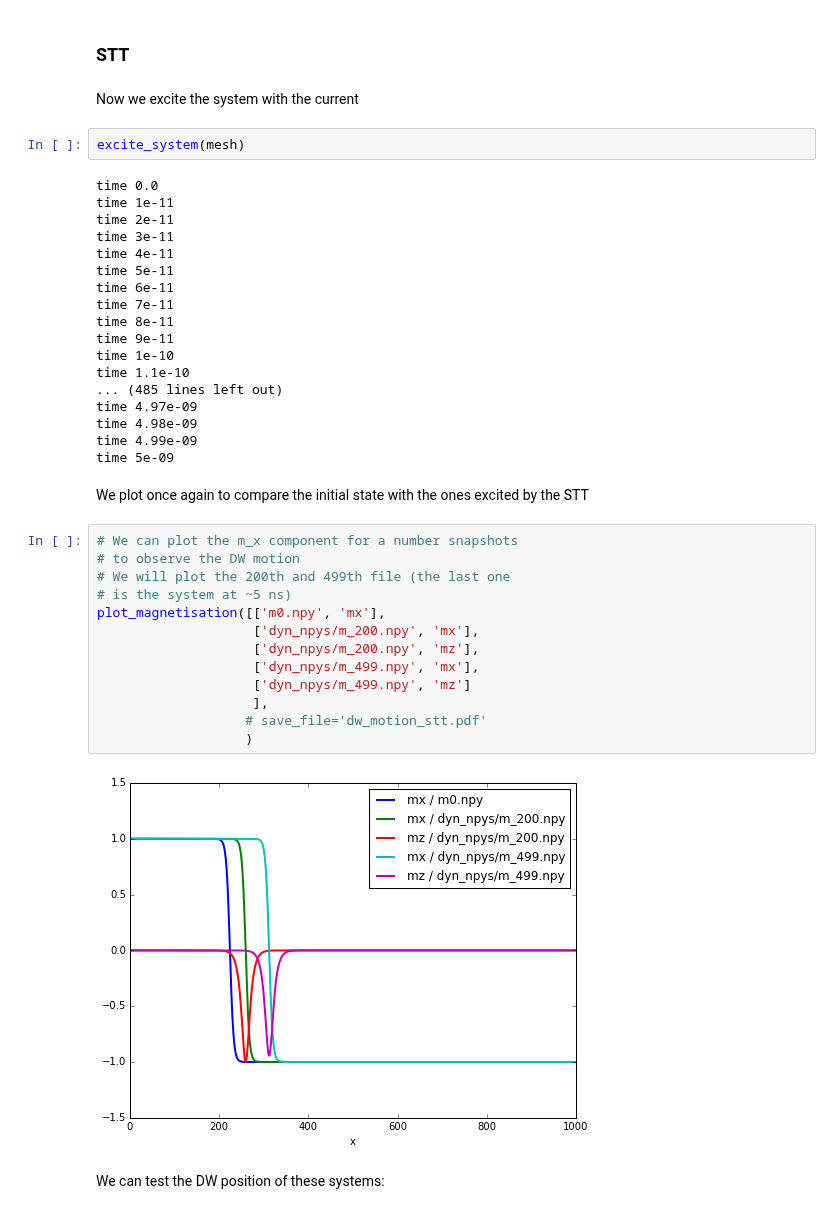
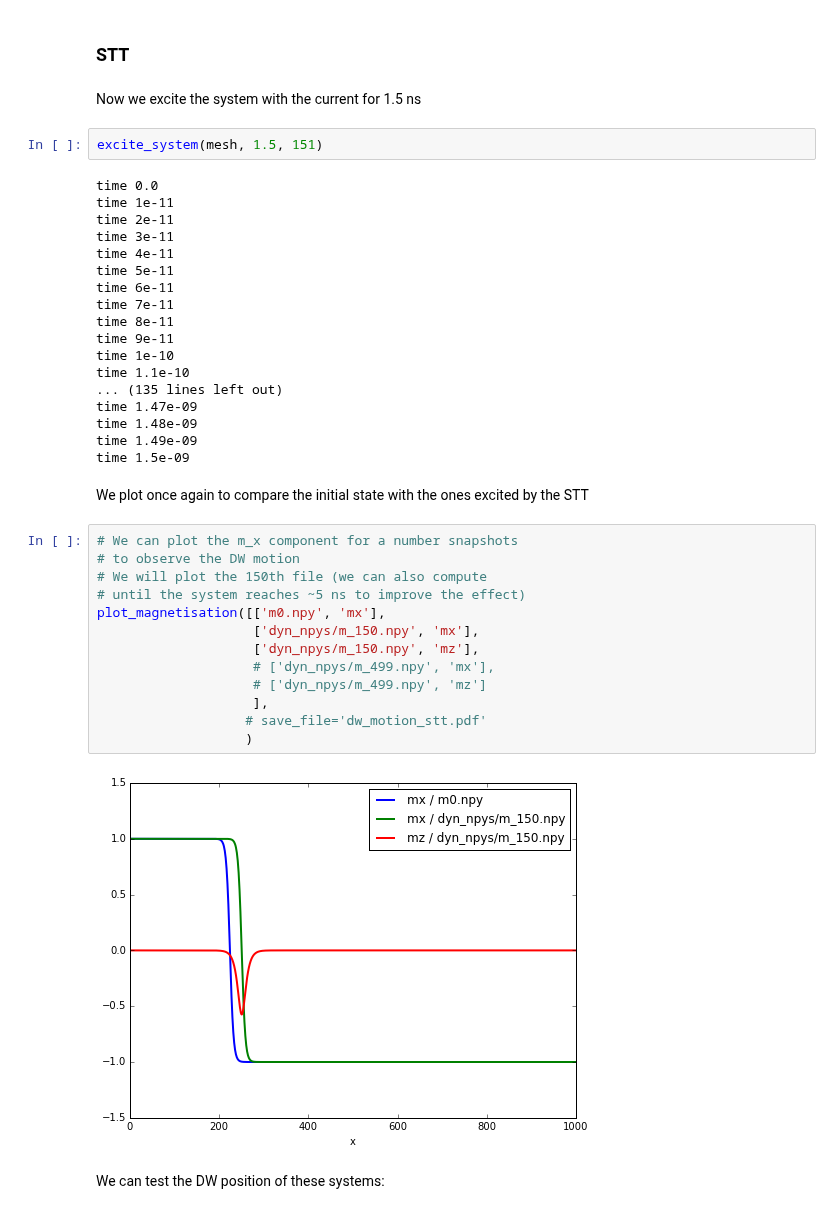
Before and after one commit to computationalmodelling/fidimag, a Jupyter notebook: doc/ipynb/STT_DW_motion.ipynb, the cells around one changed output. Drawn from its saved outputs; the diff is of its cells as text.

Commit message:
Updated notebook to make it compute for less time (make it faster)

```diff
--- a/doc/ipynb/STT_DW_motion.ipynb
+++ b/doc/ipynb/STT_DW_motion.ipynb
@@ -239,9 +239,9 @@ m_x (x = 225) =  -0.0621375973151
 # %% [markdown]
 ### STT
 # %% [markdown]
-Now we excite the system with the current
+Now we excite the system with the current for 1.5 ns
 # %%
-excite_system(mesh)
+excite_system(mesh, 1.5, 151)
 # %% [output]
 time 0.0
 time 1e-11
@@ -255,28 +255,28 @@ time 8e-11
 time 9e-11
 time 1e-10
 time 1.1e-10
-... (485 lines left out)
-time 4.97e-09
-time 4.98e-09
-time 4.99e-09
-time 5e-09
+... (135 lines left out)
+time 1.47e-09
+time 1.48e-09
+time 1.49e-09
+time 1.5e-09
 # %% [markdown]
 We plot once again to compare the initial state with the ones excited by the STT
 # %%
 # We can plot the m_x component for a number snapshots
 # to observe the DW motion
-# We will plot the 200th and 499th file (the last one
-# is the system at ~5 ns)
+# We will plot the 150th file (we can also compute
+# until the system reaches ~5 ns to improve the effect)
 plot_magnetisation([['m0.npy', 'mx'],
-                    ['dyn_npys/m_200.npy', 'mx'],
-                    ['dyn_npys/m_200.npy', 'mz'],
-                    ['dyn_npys/m_499.npy', 'mx'],
-                    ['dyn_npys/m_499.npy', 'mz']
+                    ['dyn_npys/m_150.npy', 'mx'],
+                    ['dyn_npys/m_150.npy', 'mz'],
+                    # ['dyn_npys/m_499.npy', 'mx'],
+                    # ['dyn_npys/m_499.npy', 'mz']
                     ],
                    # save_file='dw_motion_stt.pdf'
                    )
 # %% [output]
-[figure, old version]
+[figure, new version]
 # %% [markdown]
 We can test the DW position of these systems:
 # %%
```
Also changed, not shown: parts of 5 cells of this notebook.
